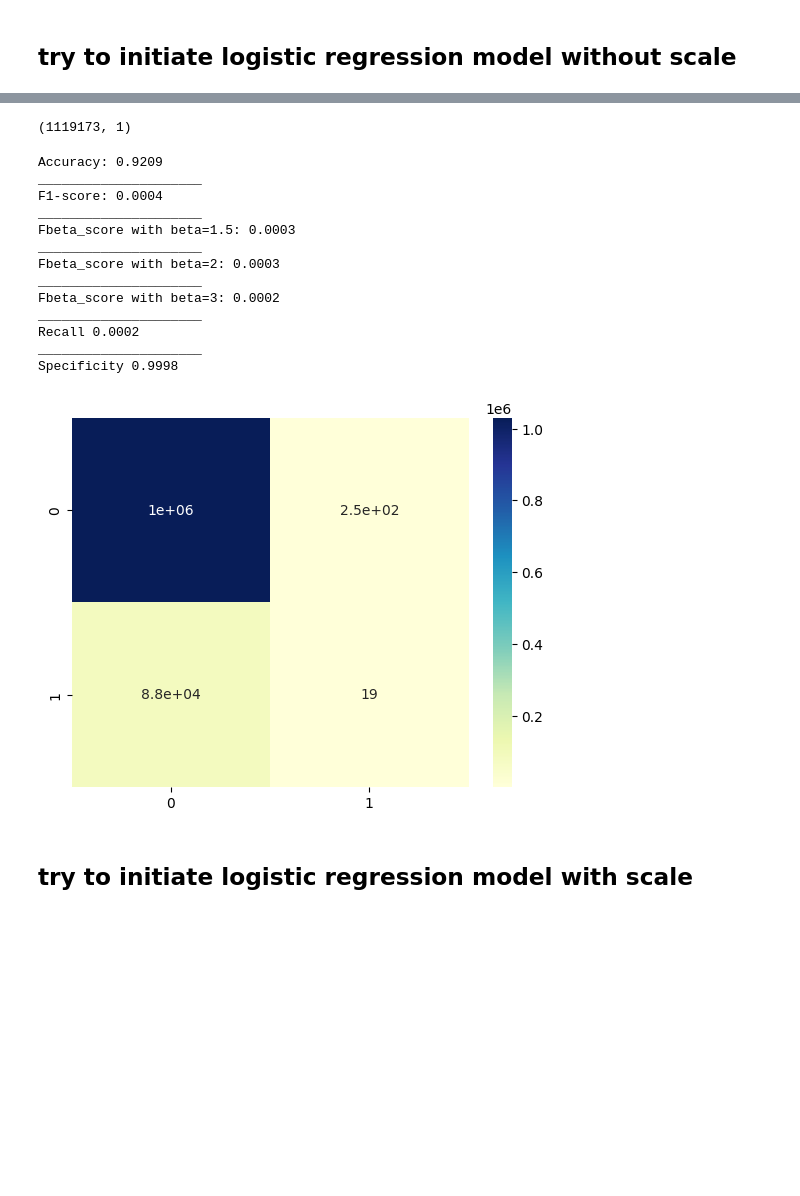
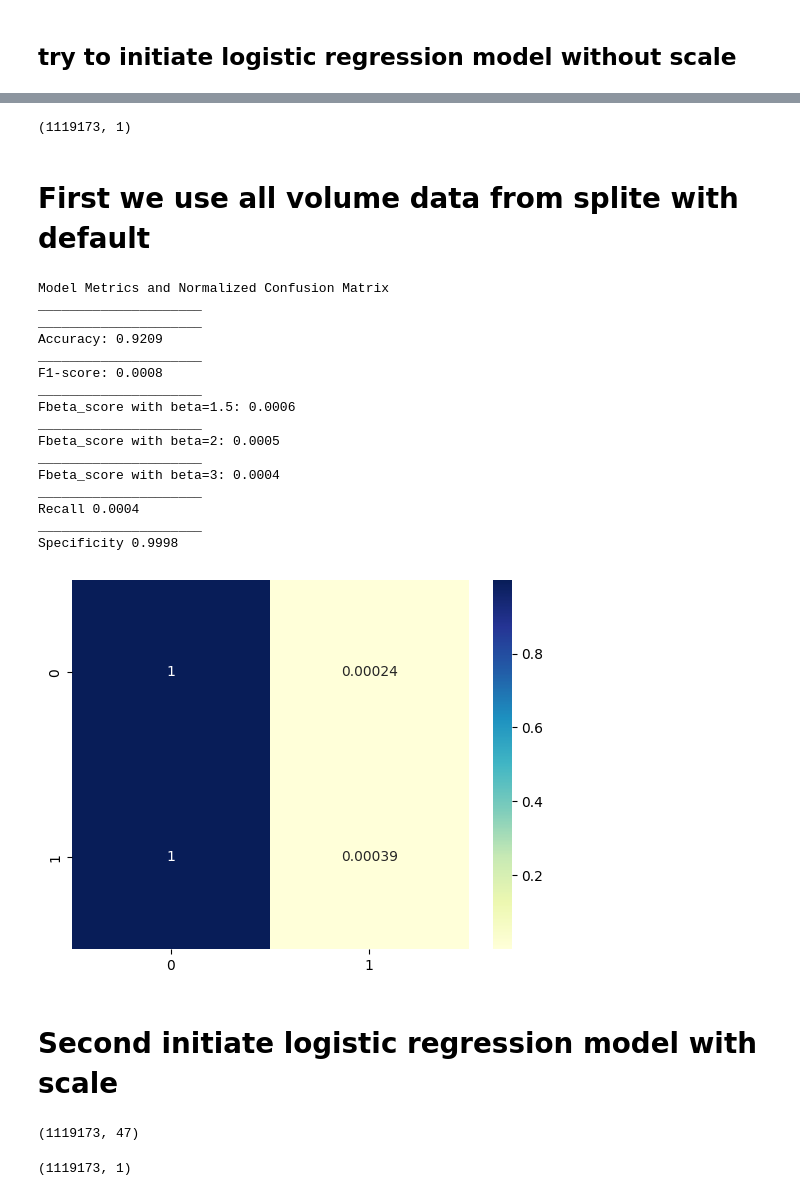
Before and after one commit to Cazta/fraud_detection_electricity_company, a Jupyter notebook: fraud_ml_model-logistic_regression.ipynb, the cells around one changed output, grey strips where cells are left out. Saved outputs shown, nothing was run; the diff lists cells and outputs as text; code cells hidden in the pictures; blank space fills up the shorter version.

```diff
--- a/fraud_ml_model-logistic_regression.ipynb
+++ b/fraud_ml_model-logistic_regression.ipynb
@@ -34,32 +31,47 @@ po.shape
+# %%
+X_test=pd.read_csv('data/X_test.csv')
+# %%
+X_train=pd.read_csv('data/X_train.csv')
 # %%
-ko=pd.read_csv('data/y_test.csv')
-ko.shape
+y_test=pd.read_csv('data/y_test.csv')
-# %% [output]
-(1119173, 1)
+# %%
+y_test.shape
+# %% [output]
+(1119173, 1)
+# %% [markdown]
+# First we use all volume data from splite  with default
 # %%
 # Modelling by initiallion of instance
-#
 logistic_regression = LogisticRegression()
-logistic_regression.fit( pd.read_csv('data/X_train.csv'), pd.read_csv('data/y_train.csv'))
-y_pred = logistic_regression.predict(pd.read_csv('data/X_test.csv'))
+logistic_regression.fit(X_train,y_train)
+y_pred = logistic_regression.predict(X_test)
+# %%
+our_metrics(y_test,y_pred)
+# %% [output]
+Model Metrics and Normalized Confusion Matrix
+_____________________
+_____________________
+Accuracy: 0.9209
+_____________________
+F1-score: 0.0008
+_____________________
+Fbeta_score with beta=1.5: 0.0006
+_____________________
+Fbeta_score with beta=2: 0.0005
+_____________________
+Fbeta_score with beta=3: 0.0004
+_____________________
+Recall 0.0004
+_____________________
+Specificity 0.9998
+[figure, added]
+# %% [markdown]
+#  Second  initiate  logistic regression model with scale
 # %%
-our_metrics(pd.read_csv('data/y_test.csv'),y_pred)
+X_train_minmax=pd.read_csv('data/X_train_minmax.csv')
-# %% [output]
-Accuracy: 0.9209
-_____________________
-F1-score: 0.0004
-_____________________
-Fbeta_score with beta=1.5: 0.0003
-_____________________
-Fbeta_score with beta=2: 0.0003
-_____________________
-Fbeta_score with beta=3: 0.0002
-_____________________
-Recall 0.0002
-_____________________
-Specificity 0.9998
-[figure, removed]
-# %% [markdown]
-##  try to initiate  logistic regression model with scale
+# %%
+X_test_minmax=pd.read_csv('data/X_test_minmax.csv')
+# %% [output]
+(1119173, 47)
 # %%
 # Modelling by initiallion of instance
@@ -70 +82,5 @@ y_pred_minmax= logistic_regression.predict(pd.read_csv('data/X_test_minmax.csv')
 #y_pred_minmax= logistic_regression.predict(pd.read_csv('data/X_test.csv'))
+# %%
+y_test.shape
+# %% [output]
+(1119173, 1)
```
Also changed, not shown: parts of 13 cells of this notebook.
